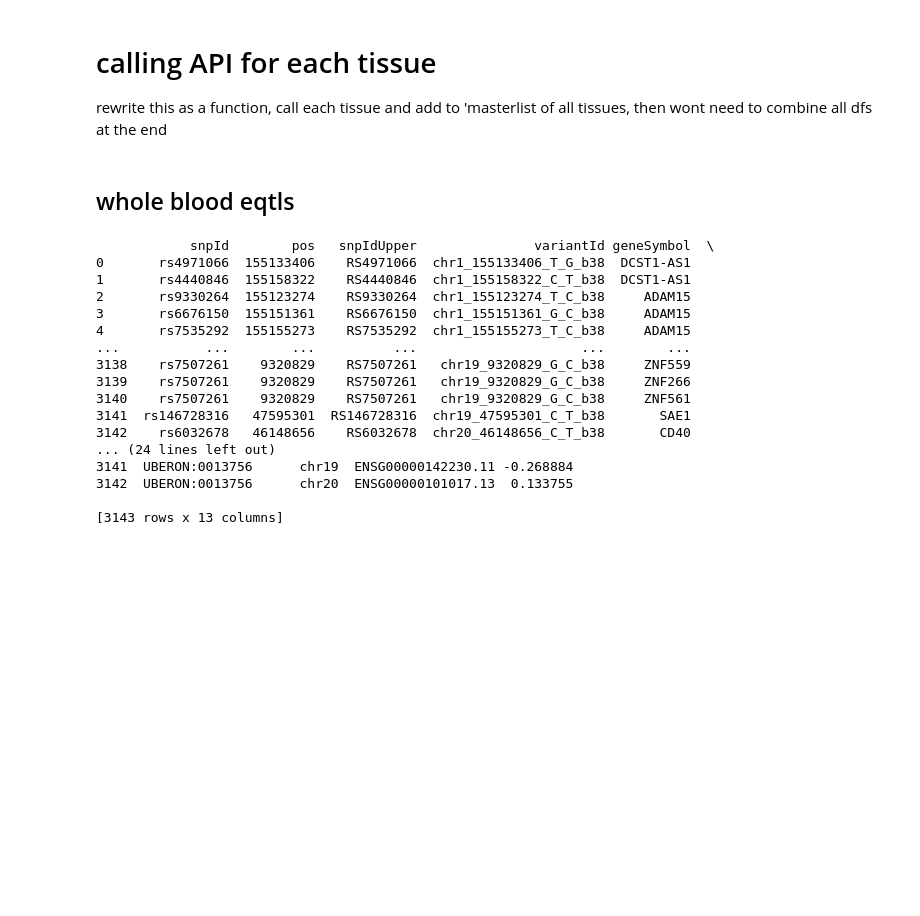
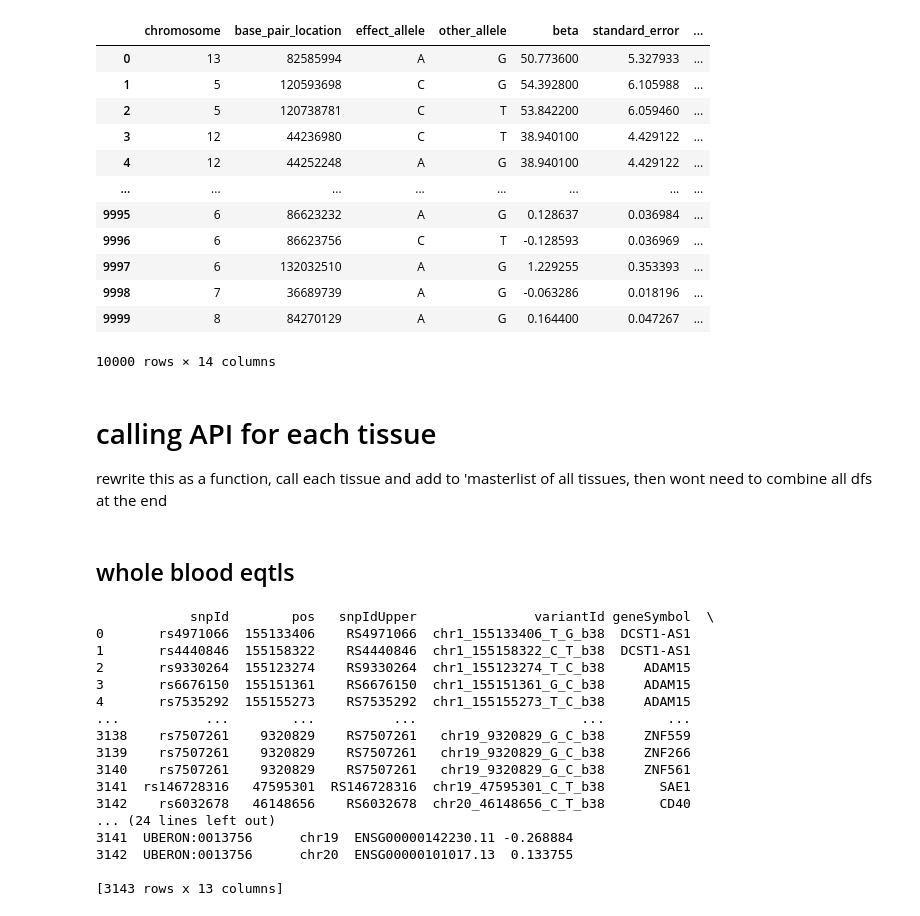
Before and after one commit to lilywright99/fallopian-tube, a Jupyter notebook: 9-GTExAPI.ipynb, the cells around one changed output. Saved outputs shown, nothing was run; the diff lists cells and outputs as text; code cells hidden in the pictures; blank space fills up the shorter version.

```diff
--- a/9-GTExAPI.ipynb
+++ b/9-GTExAPI.ipynb
@@ -23,6 +23,22 @@ gwasv2_100=gwasv2.head(100)
 gwasv2_999=gwasv2.head(999)
 # %%
 variant_ids = gwasv2['chrvariant_id_b38'].tolist()
+# %%
+gwasv2
+# %% [output]
+|  | chromosome | base_pair_location | effect_allele | other_allele | beta | standard_error | ... |
+| 0 | 13 | 82585994 | A | G | 50.773600 | 5.327933 | ... |
+| 1 | 5 | 120593698 | C | G | 54.392800 | 6.105988 | ... |
+| 2 | 5 | 120738781 | C | T | 53.842200 | 6.059460 | ... |
+| 3 | 12 | 44236980 | C | T | 38.940100 | 4.429122 | ... |
+| 4 | 12 | 44252248 | A | G | 38.940100 | 4.429122 | ... |
+| ... | ... | ... | ... | ... | ... | ... | ... |
+| 9995 | 6 | 86623232 | A | G | 0.128637 | 0.036984 | ... |
+| 9996 | 6 | 86623756 | C | T | -0.128593 | 0.036969 | ... |
+| 9997 | 6 | 132032510 | A | G | 1.229255 | 0.353393 | ... |
+| 9998 | 7 | 36689739 | A | G | -0.063286 | 0.018196 | ... |
+| 9999 | 8 | 84270129 | A | G | 0.164400 | 0.047267 | ... |
+10000 rows × 14 columns
 # %%
 n=10
 sublists = np.array_split(variant_ids, n)
```
Also changed, not shown: parts of 9 cells of this notebook, 1 other file.
